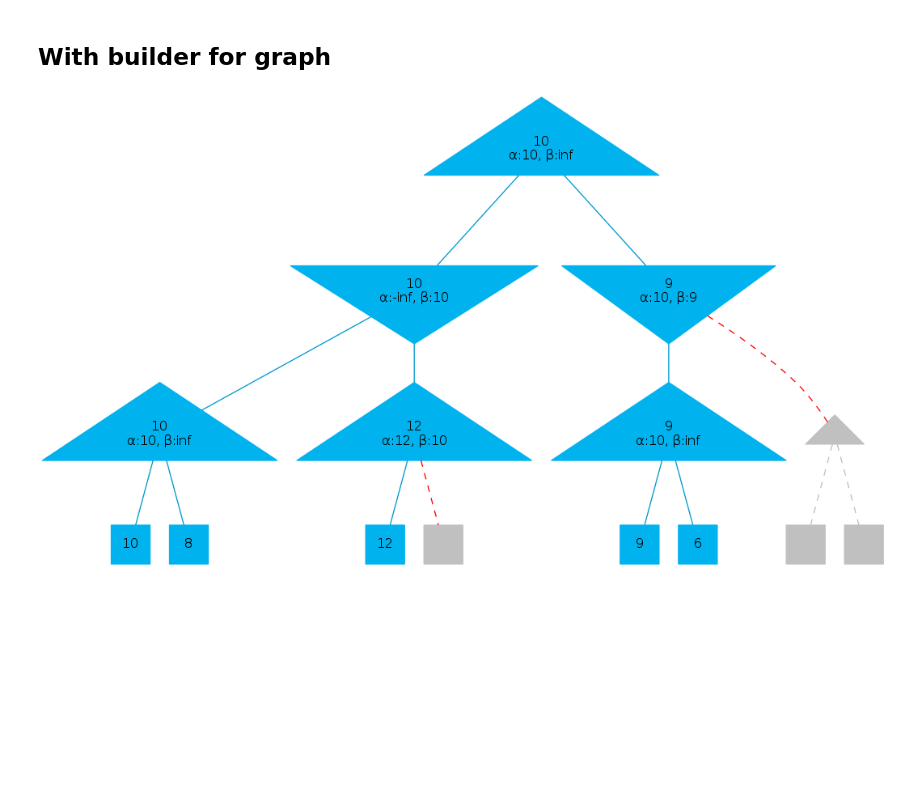
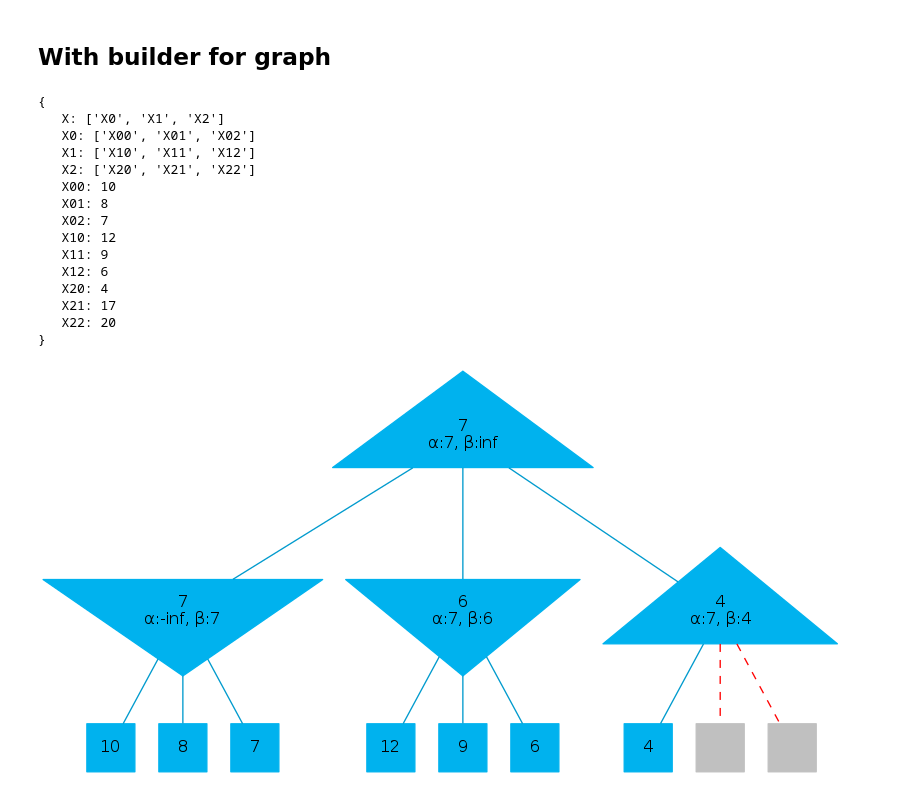
Before and after one commit to Mufas61/alpha-beta-pruning, a Jupyter notebook: graphviz.ipynb, the cells around one changed output. Drawn from its saved outputs; the diff is of its cells as text; code cells hidden in the pictures; blank space fills up the shorter version.

Commit message:
added branching factor

```diff
--- a/graphviz.ipynb
+++ b/graphviz.ipynb
@@ -66,13 +87,31 @@ display(Image(filename='img/graph.png'))
 # %% [markdown]
 ## With builder for graph
 # %%
-graph2 = build_graph([10, 8, 12, 7, 9, 6 , 4, 17])
-desc = alpha_beta(graph2)
-order = sorted(graph2, key=lambda k: (len(k), k.lower()))
+order, graph2 = build_graph([10, 8, 7, 12, 9, 6 , 4, 17, 20], branching_factor=3)
+# TODO build random graph by amount of layers and build a method to get best order.
+print_pretty(graph2, order)
 
-digraph = build_viz(order, graph2, desc)
+desc = alpha_beta(graph2, root=order[0])
+#print_pretty(desc, order)
 
-digraph.render(filename='img/graph2')
+viz = build_viz(order, graph2, desc, branching_factor=3)
+
+viz.render(filename='img/graph2')
 display(Image(filename='img/graph2.png'))
 # %% [output]
+{
+   X: ['X0', 'X1', 'X2']
+   X0: ['X00', 'X01', 'X02']
+   X1: ['X10', 'X11', 'X12']
+   X2: ['X20', 'X21', 'X22']
+   X00: 10
+   X01: 8
+   X02: 7
+   X10: 12
+   X11: 9
+   X12: 6
+   X20: 4
+   X21: 17
+   X22: 20
+}
-[figure, old version]
+[figure, new version]
```
Also changed, not shown: parts of 3 cells of this notebook, 2 other files.
